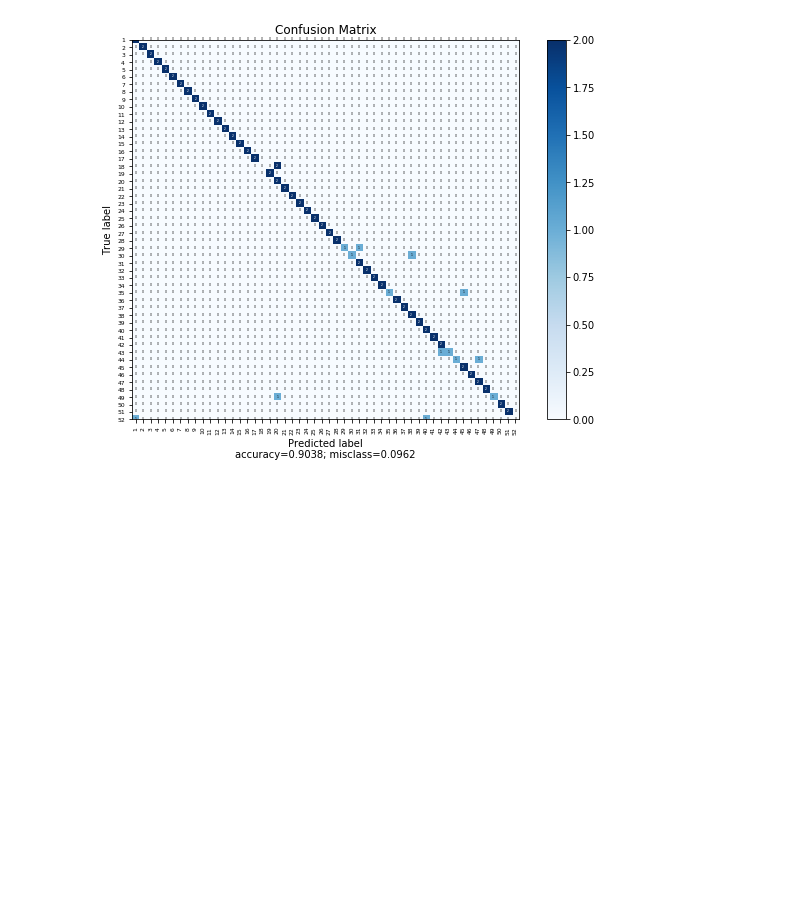
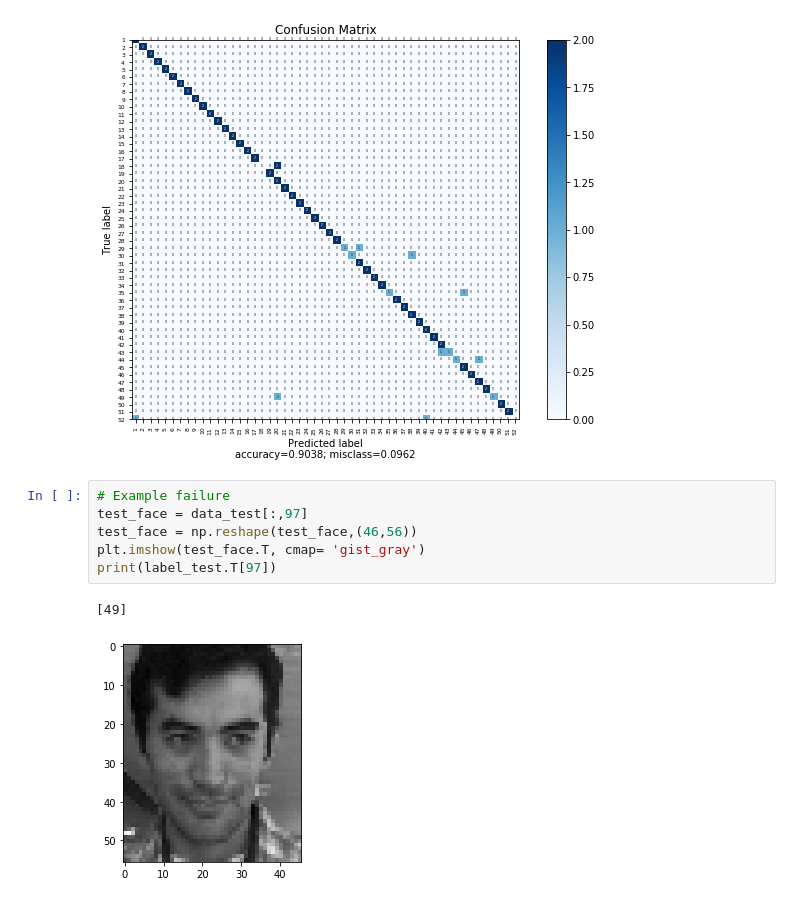
Before and after one commit to pedromonteiro18/Pattern_Recognition, a Jupyter notebook: Q3.ipynb, the cells around one changed output. Cells and saved outputs as stored; diff of their text form; blank space fills up the shorter version.

```diff
--- a/Q3.ipynb
+++ b/Q3.ipynb
@@ -366,3 +366,12 @@ plot_confusion_matrix(cm           = cfn_matrix,
 # %% [output]
 <Figure size 432x288 with 0 Axes>
 [figure]
+# %%
+# Example failure
+test_face = data_test[:,97]
+test_face = np.reshape(test_face,(46,56))
+plt.imshow(test_face.T, cmap= 'gist_gray')
+print(label_test.T[97])
+# %% [output]
+[49]
+[figure, added]
```
Also changed, not shown: parts of 2 cells of this notebook.
